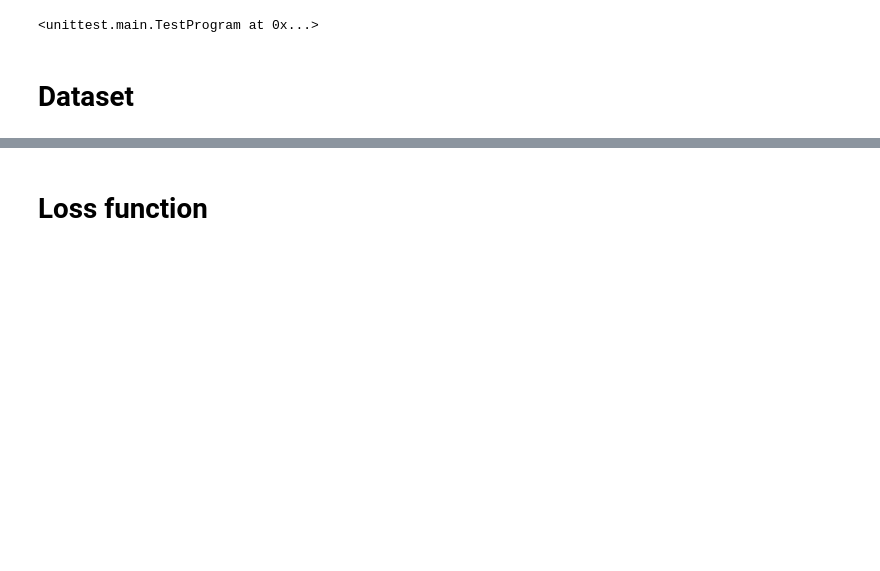
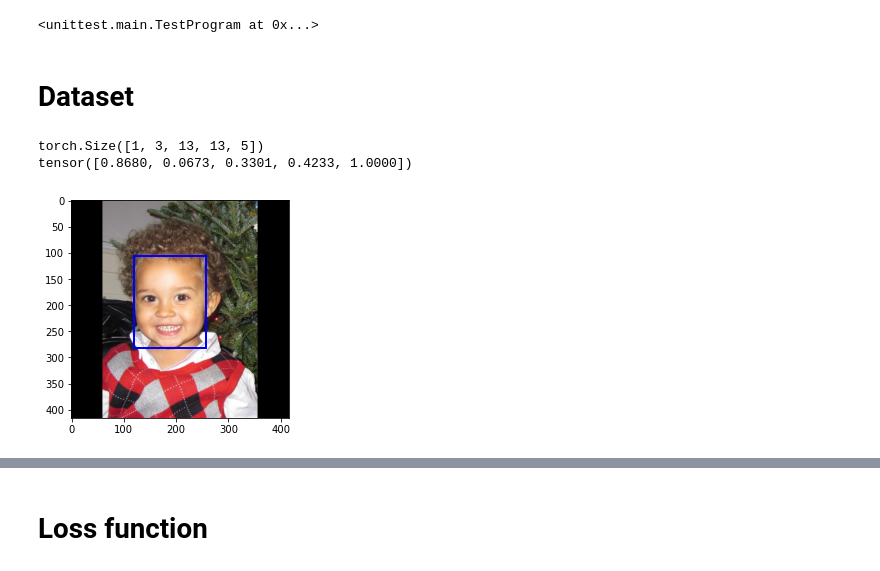
Before and after one commit to JRitmeester/ACVPR, a Jupyter notebook: YOLOv3.ipynb, the cells around one changed output, grey strips where cells are left out. Drawn from its saved outputs; the diff is of its cells as text; code cells hidden in the pictures; blank space fills up the shorter version.

```diff
--- a/YOLOv3.ipynb
+++ b/YOLOv3.ipynb
@@ -1587,6 +1605,8 @@ class WIDER_Dataset(Dataset):
         self.DEFAULT_FACE_CLASS = 1
         self.beginIndex = 0
         self.endIndex = 0
+        self.shuffledIndexList = list(range(0, CONFIG.numOfIm))
+        random.Random(4).shuffle(self.shuffledIndexList)
 
     def __len__(self):
         # return (len(self.data_index) - self.skip_first if not self.max_size else self.max_size)
@@ -1599,7 +1619,8 @@ class WIDER_Dataset(Dataset):
         self.endIndex = end
 
     def __getitem__(self, index):
-        index = index + self.skip_first + self.beginIndex
+        index = self.shuffledIndexList[index + self.skip_first + self.beginIndex]
+        #  index = index + self.skip_first + self.beginIndex;
         index_item = self.data_index[index]
         bboxes = index_item.get('bounding_boxes')
         img_path = self.image_store_path + index_item.get('file_name')
@@ -1610,9 +1631,9 @@ class WIDER_Dataset(Dataset):
 
         # [left, top, width, height, score]
         bboxes = [[bbox[0], bbox[1], bbox[2], bbox[3]] if bbox[2] > 0 and bbox[3] > 0 else
-                  [bbox[0], bbox[1], bbox[2], 1] if bbox[2] > 0 else
-                  [bbox[0], bbox[1], 1, bbox[3]] if bbox[3] > 0 else
-                  [bbox[0], bbox[1], 1, 1] for bbox in bboxes]
+                [bbox[0], bbox[1], bbox[2], 1] if bbox[2] > 0 else
+                [bbox[0], bbox[1], 1, bbox[3]] if bbox[3] > 0 else
+                [bbox[0], bbox[1], 1, 1] for bbox in bboxes]
 
         # bboxes = [[bbox[0],bbox[1],bbox[2],bbox[3]] for bbox in bboxes if bbox[2] > 0 and bbox[3] > 0]
         try:
@@ -1634,11 +1655,11 @@ class WIDER_Dataset(Dataset):
         image_height = image.shape[2]
 
         bboxes = [[max(0, min((bbox[0] + 0.5 * bbox[2] - 1) / image_width, 1)),
-                   max(0, min(
+                    max(0, min(
                        (bbox[1] + 0.5 * bbox[3] - 1) / image_height, 1)),
-                   min(bbox[2] / image_width, 1),
-                   min(bbox[3] / image_height, 1)]
-                  for bbox in bboxes]
+                    min(bbox[2] / image_width, 1),
+                    min(bbox[3] / image_height, 1)]
+                    for bbox in bboxes]
 
         targets = UTILS.bboxes_to_cellvectors(
             bboxes, self.anchors, self.S, self.ignore_iou_thresh)
@@ -1728,33 +1749,37 @@ def test():
 
     transform = CONFIG.test_transforms
 
     dataset = WIDER_Dataset(
         CONFIG.INDEX_PATH_ALL,
         '../wider_face/',
         transform=transform
     )
 
     loader = DataLoader(dataset=dataset, batch_size=1, shuffle=False)
     for x, y in loader:
         print(np.shape(y[0]))
 
         for vector in y[0][0].view(3*13*13, 5):
             if vector[4] != 0:
                 print(vector)
 
         bboxes_batch = UTILS.cellvectors_to_bboxes(y, anchors)
 
         bboxes = UTILS.non_max_suppression(
             bboxes_batch[0], iou_threshold=1, threshold=0.7)
 
         # print(bboxes)
 
         UTILS.plot_image(x[0].permute(1, 2, 0).to("cpu"), bboxes)
 
         break
 
 
 test()
+# %% [output]
+torch.Size([1, 3, 13, 13, 5])
+tensor([0.8680, 0.0673, 0.3301, 0.4233, 1.0000])
+[figure, added]
 # %%
 bboxes = [[528, 256, 153, 169, 1],
           [341, 309, 110, 131, 1],
```
Also changed, not shown: parts of 4 cells of this notebook.
